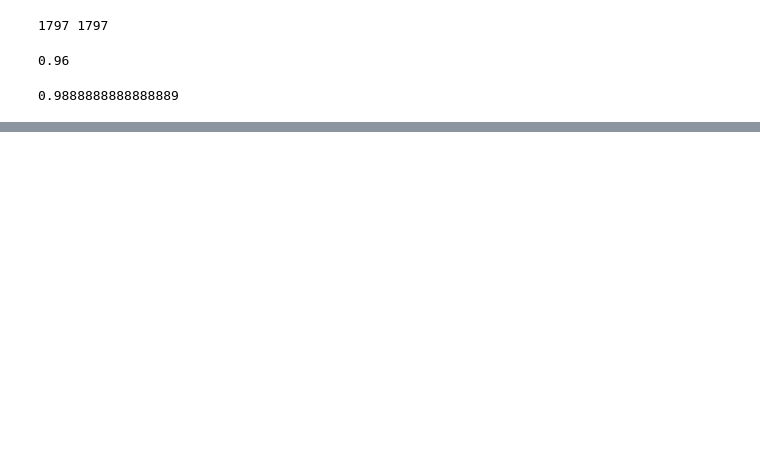
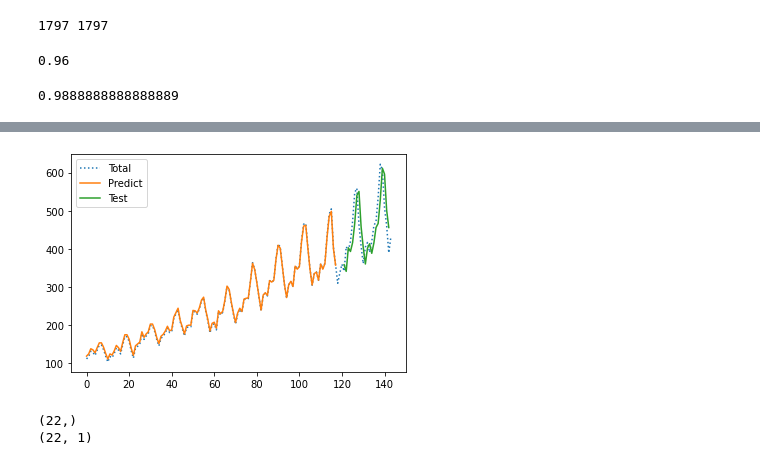
Before and after one commit to swleexz/TIL, a Jupyter notebook: 01_bigdata_ai_via_python/09_02_deep_learning.ipynb, the cells around one changed output, grey strips where cells are left out. Saved outputs shown, nothing was run; the diff lists cells and outputs as text; code cells hidden in the pictures; blank space fills up the shorter version.

```diff
--- a/01_bigdata_ai_via_python/09_02_deep_learning.ipynb
+++ b/01_bigdata_ai_via_python/09_02_deep_learning.ipynb
@@ -299,0 +438,20 @@ print(accuracy_score(test_labels, predictions))
+# %%
+plt.plot(scaled.inverse_transform(dataset), linestyle=':', label='Total')
+plt.plot(train_predict, label='Predict')
+
+test_predict_plot = np.empty_like(dataset)
+test_predict_plot[:] = np.nan
+test_predict_plot[len(train_predict) + (lookback * 2) + 1:len(dataset) - 1] = test_predict
+
+plt.plot(test_predict_plot, label='Test')
+plt.legend()
+plt.show()
+# %% [output]
+[figure, added]
+# %%
+print(y_test.shape)
+y_test = np.reshape(X_test, (test_predict.shape[0], X_test.shape[1]))
+print(y_test.shape)
+# %% [output]
+(22,)
+(22, 1)
```
Also changed, not shown: parts of 37 cells of this notebook.
